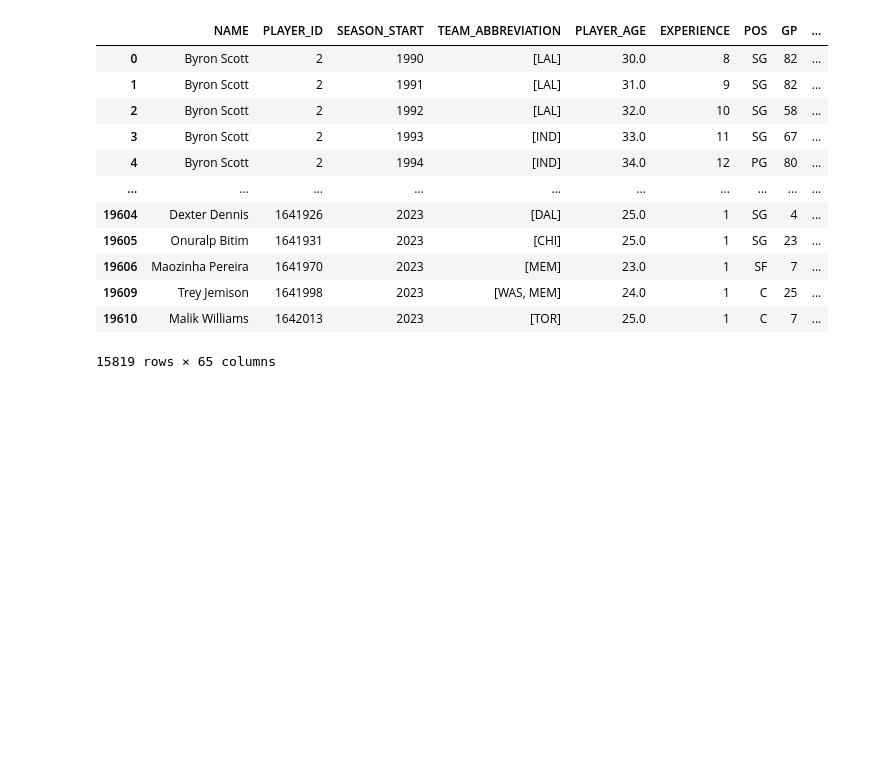
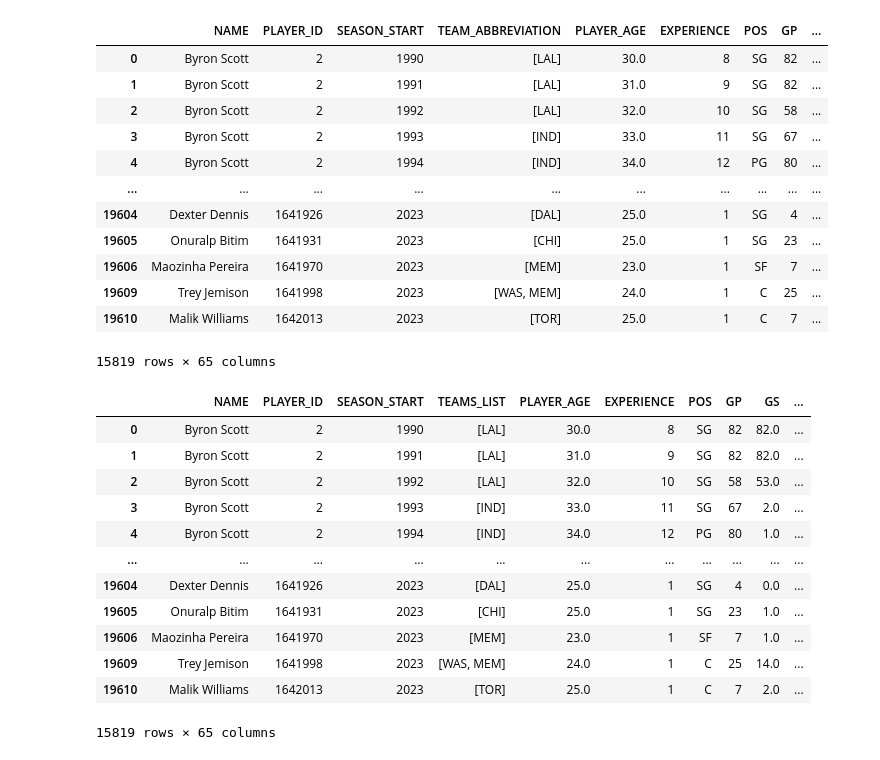
Before and after one commit to aapandy2/predicting_nba_player_retention, a Jupyter notebook: Data/merged_data/data_merger.ipynb, the cells around one changed output. Drawn from its saved outputs; the diff is of its cells as text; code cells hidden in the pictures; blank space fills up the shorter version.

Commit message:
renamed TEAM_ABBREVIATION to TEAMS_LIST and fixed export of index column

```diff
--- a/Data/merged_data/data_merger.ipynb
+++ b/Data/merged_data/data_merger.ipynb
@@ -488,4 +488,20 @@ merged_data_collapsed_teams
 | 19609 | Trey Jemison | 1641998 | 2023 | [WAS, MEM] | 24.0 | 1 | C | 25 | ... |
 | 19610 | Malik Williams | 1642013 | 2023 | [TOR] | 25.0 | 1 | C | 7 | ... |
 15819 rows × 65 columns
+# %%
+merged_data_collapsed_teams.rename(columns={'TEAM_ABBREVIATION': 'TEAMS_LIST'})
+# %% [output]
+|  | NAME | PLAYER_ID | SEASON_START | TEAMS_LIST | PLAYER_AGE | EXPERIENCE | POS | GP | GS | ... |
+| 0 | Byron Scott | 2 | 1990 | [LAL] | 30.0 | 8 | SG | 82 | 82.0 | ... |
+| 1 | Byron Scott | 2 | 1991 | [LAL] | 31.0 | 9 | SG | 82 | 82.0 | ... |
+| 2 | Byron Scott | 2 | 1992 | [LAL] | 32.0 | 10 | SG | 58 | 53.0 | ... |
+| 3 | Byron Scott | 2 | 1993 | [IND] | 33.0 | 11 | SG | 67 | 2.0 | ... |
+| 4 | Byron Scott | 2 | 1994 | [IND] | 34.0 | 12 | PG | 80 | 1.0 | ... |
+| ... | ... | ... | ... | ... | ... | ... | ... | ... | ... | ... |
+| 19604 | Dexter Dennis | 1641926 | 2023 | [DAL] | 25.0 | 1 | SG | 4 | 0.0 | ... |
+| 19605 | Onuralp Bitim | 1641931 | 2023 | [CHI] | 25.0 | 1 | SG | 23 | 1.0 | ... |
+| 19606 | Maozinha Pereira | 1641970 | 2023 | [MEM] | 23.0 | 1 | SF | 7 | 1.0 | ... |
+| 19609 | Trey Jemison | 1641998 | 2023 | [WAS, MEM] | 24.0 | 1 | C | 25 | 14.0 | ... |
+| 19610 | Malik Williams | 1642013 | 2023 | [TOR] | 25.0 | 1 | C | 7 | 2.0 | ... |
+15819 rows × 65 columns
 # %%
```
Also changed, not shown: parts of 3 cells of this notebook, 1 other file.
